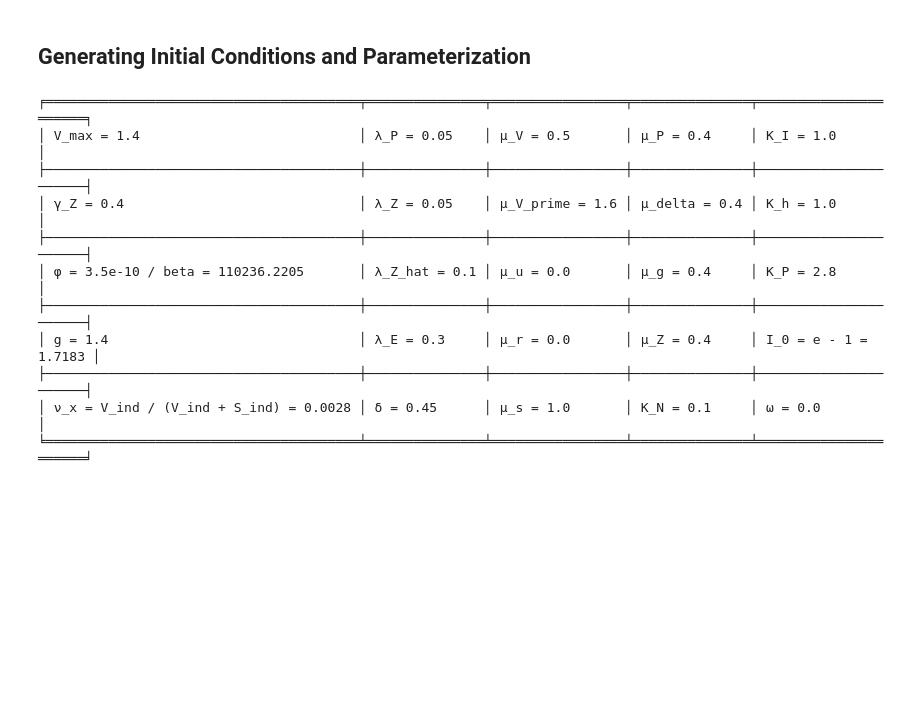
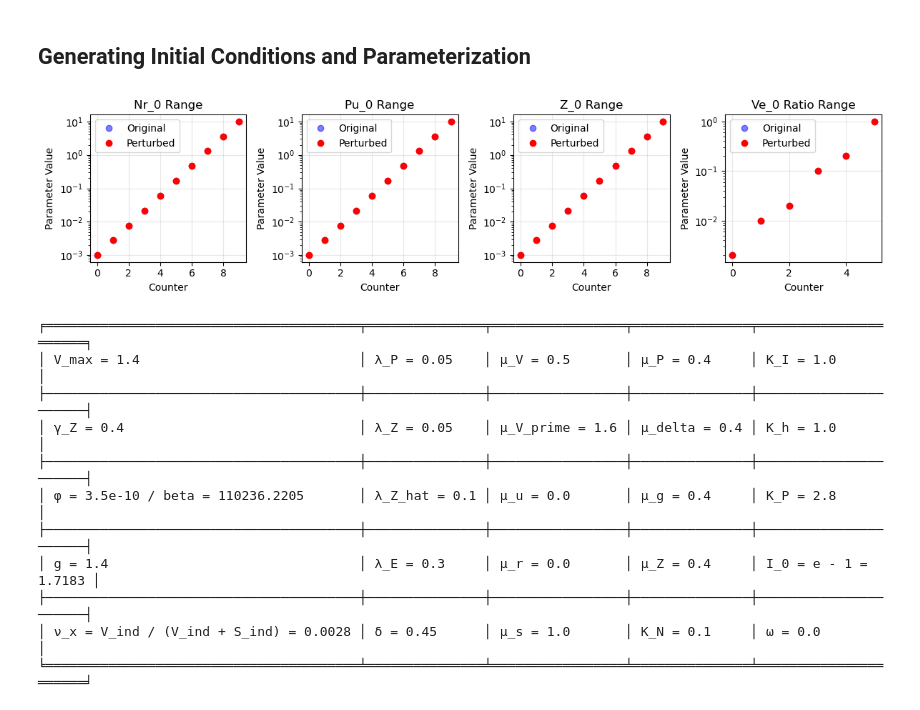
Before and after one commit to JessHolmess/NSF-GCR-Modeling-Repository, a Jupyter notebook: Dynamic_Initial_State_Animations.ipynb, the cells around one changed output. Cells and saved outputs as stored; diff of their text form; code cells hidden in the pictures; blank space fills up the shorter version.

```diff
--- a/Dynamic_Initial_State_Animations.ipynb
+++ b/Dynamic_Initial_State_Animations.ipynb
@@ -5,30 +5,30 @@
 # %%
 """
 This cell is responsible for generating a list of appropriate initial values
 for each state variable.
 
 The number of values wanted from each defined range is given by the parameter
 "points". The values are logarithmically spaced between the ranges to give a
 denser representation to smaller values of total nutrients.
 
 Although there is the capability of slightly perturbing each initial value
 for a given state (which would yeild a broader range of total nutrients when
 combining the states), that utility is neglected here to ensure we can directly
 compare each combination of initial states with the same total nutrient level.
 """
 points = 10
 
 N_r_range = np.logspace(-3, 1, points)
 P_U_range = np.logspace(-3, 1, points)
 Z_range   = np.logspace(-3, 1, points)
-
-#V_E_ratio = np.geomspace(1, 500, points)
-V_E_ratio = np.array([1., 5., 10., 50., 100., 500.])
+V_E_ratio = np.array([1/500, 1/100, 1/50, 1/10, 1/5, 1.])
 
 ranges = [N_r_range, P_U_range, Z_range, V_E_ratio]
 range_names = ["Nr_0", "Pu_0", "Z_0", "Ve_0 Ratio"]
 
 perturbed_ranges = perturb_range(ranges, range_names, pprint=True, perturb=False)
+# %% [output]
+[figure, added]
 # %%
 #Parameterization
 
```
Also changed, not shown: parts of 5 cells of this notebook, 3 other files.
